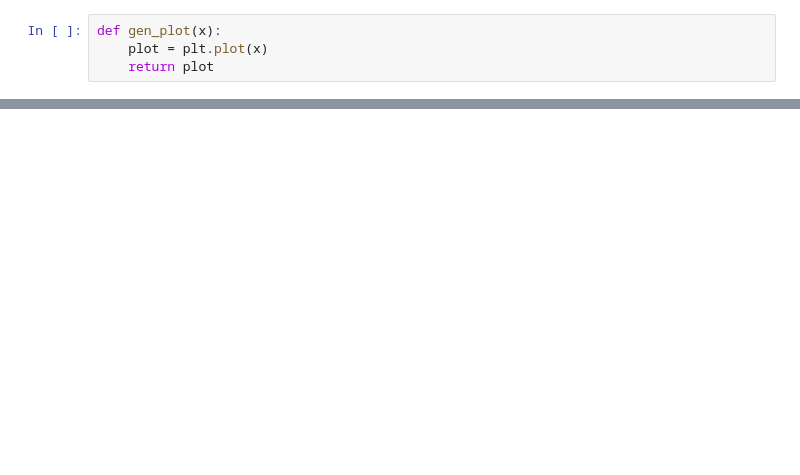
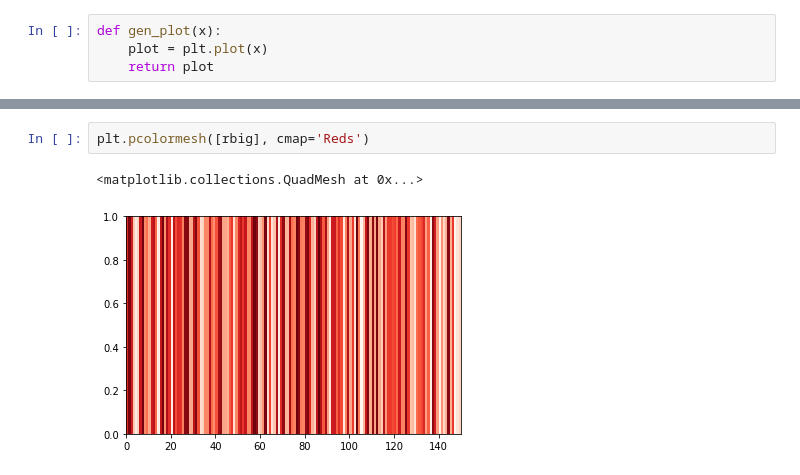
Before and after one commit to felixg97/explic-ai-tsc, a Jupyter notebook: docs/Plot Testing.ipynb, the cells around one changed output, grey strips where cells are left out. Saved outputs shown, nothing was run; the diff lists cells and outputs as text; blank space fills up the shorter version.

```diff
--- a/docs/Plot Testing.ipynb
+++ b/docs/Plot Testing.ipynb
@@ -49,0 +131,5 @@ color_map = plt.get_cmap('Reds')
+# %%
+plt.pcolormesh([rbig], cmap='Reds')
+# %% [output]
+<matplotlib.collections.QuadMesh at 0x...>
+[figure, added]
```
Also changed, not shown: parts of 22 cells of this notebook, 20 other files.
